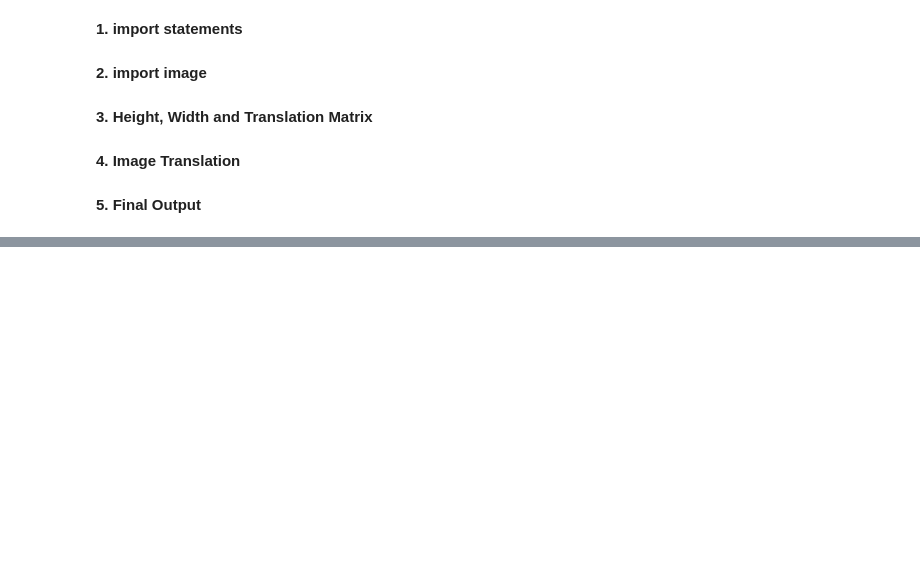
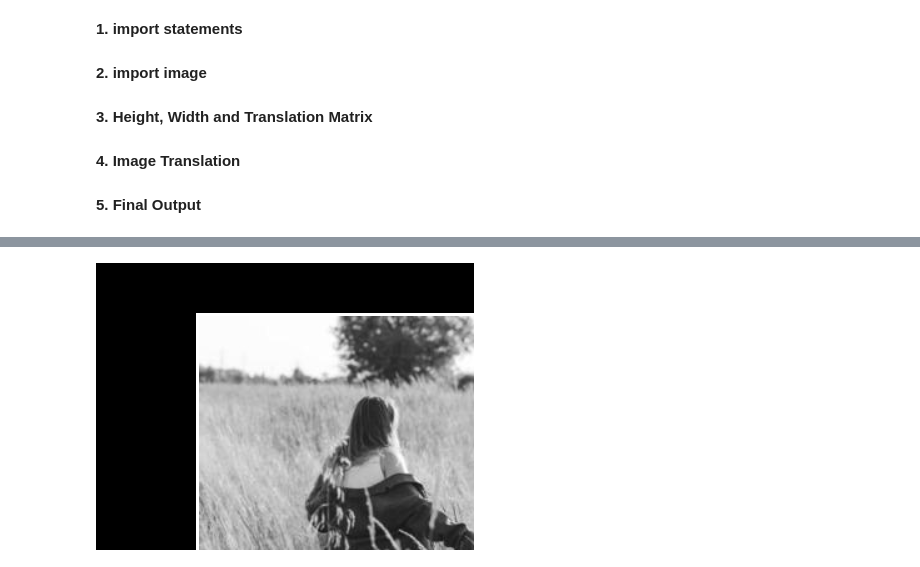
Before and after one commit to shabd-sahay/computer_vision, a Jupyter notebook: classwork1.ipynb, the cells around one changed output, grey strips where cells are left out. Cells and saved outputs as stored; diff of their text form; code cells hidden in the pictures; blank space fills up the shorter version.

```diff
--- a/classwork1.ipynb
+++ b/classwork1.ipynb
@@ -31,0 +34,12 @@ cv2_imshow(img_translation)
+# %%
+import numpy as np
+import cv2 as cv
+from google.colab.patches import cv2_imshow
+
+img = cv.imread('girlImage.png', 0)
+rows, cols = img.shape
+M = np.float32([[1, 0, 100], [0, 1, 50]])
+dst = cv.warpAffine(img, M, (cols, rows))
+cv2_imshow(dst)
+# %% [output]
+[figure, added]
```
Also changed, not shown: parts of 9 cells of this notebook.
